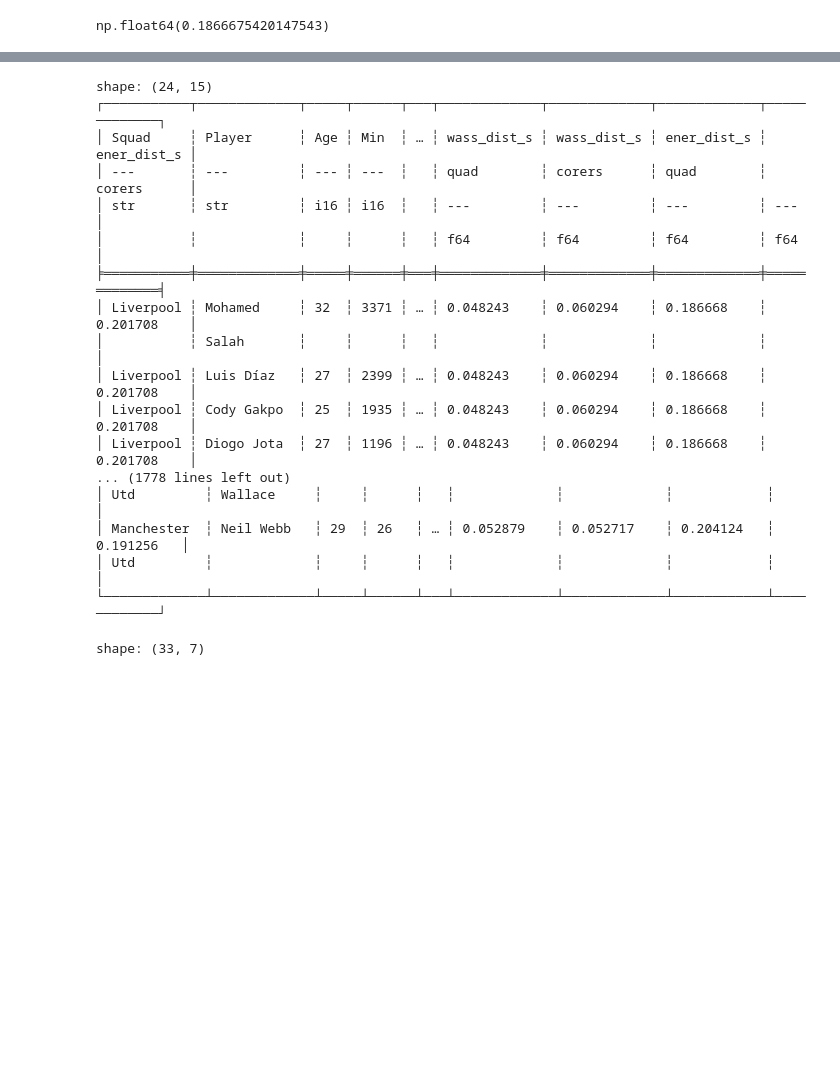
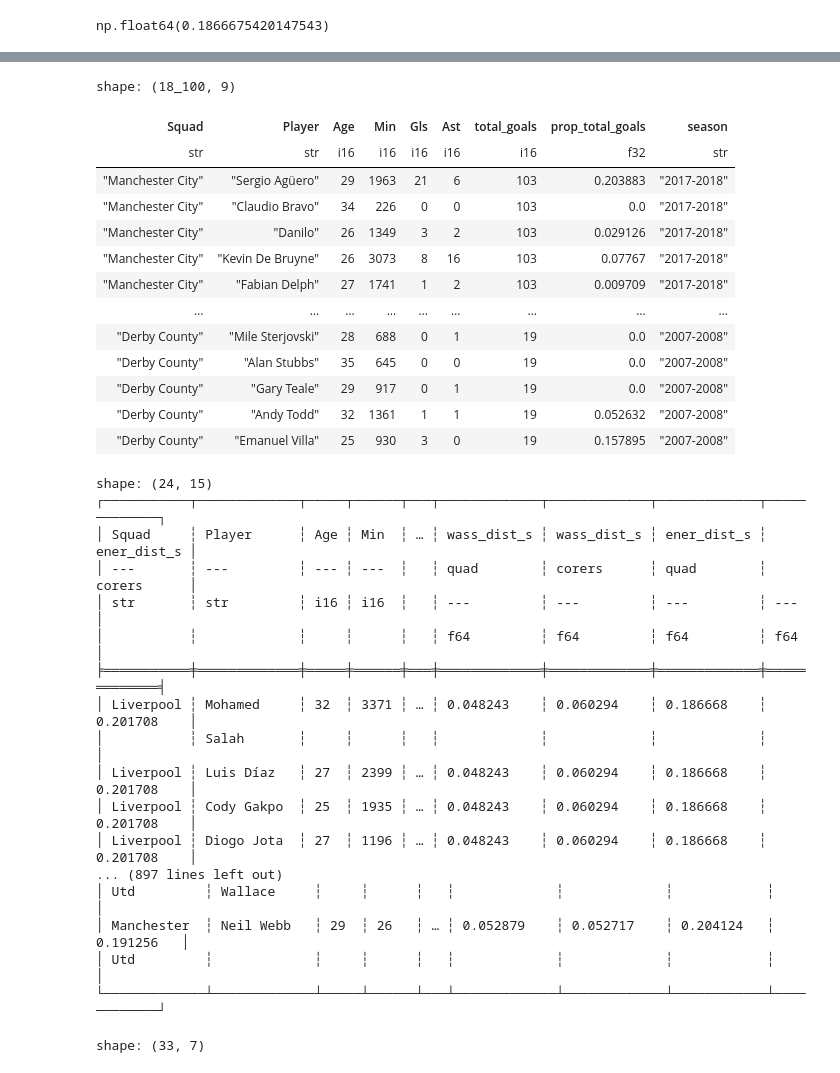
Before and after one commit to ebb-earl-co/league-champion-goal-distribution, a Jupyter notebook: munging.ipynb, the cells around one changed output, grey strips where cells are left out. Drawn from its saved outputs; the diff is of its cells as text; code cells hidden in the pictures; blank space fills up the shorter version.

```diff
--- a/munging.ipynb
+++ b/munging.ipynb
@@ -634,3 +621,6 @@ energy_distance(
 np.float64(0.1866675420147543)
 # %%
 all_squads: list[pl.DataFrame, ...] = [None] * len(CHAMPIONS)
+# %%
+pldf = pl.from_pandas(html_to_flat_dataframe(Path(f"data/premier-league/fbref_{season}.html")))
+pldf
@@ -636,0 +644,29 @@ all_squads: list[pl.DataFrame, ...] = [None] * len(CHAMPIONS)
+# %%
+l = [None] * len(CHAMPIONS)
+
+for i, (season, champ) in enumerate(CHAMPIONS.items()):
+    pdf = html_to_flat_dataframe(Path(f"data/premier-league/fbref_{season}.html"))
+    pldf = pl.from_pandas(pdf)
+
+    l[i] = pldf.with_columns(
+        pl.col("Gls").sum().over(pl.col("Squad")).alias("total_goals").cast(pl.Int16),
+        pl.col("Gls")
+        .truediv(pl.col("Gls").sum().over(pl.col("Squad")))
+        .alias("prop_total_goals")
+        .cast(pl.Float32),
+        season=pl.lit(season),
+    )
+
+    # l[i] = pldf.group_by("Squad").agg(
+    #     pl.col("Gls").truediv(pl.col("Gls").sum()).max().alias("max_prop_goals"),
+    # ).with_columns(season=pl.lit(season))
+
+foo = pl.concat(l)
+
+
+# with_columns(
+#     pl.col("Gls").truediv(pl.col("Gls").sum()).alias("prop_total_goals").cast(pl.Float32),
+# ).sort(by="Gls", descending=True).slice(0, 1)
+# %%
+with pl.Config(tbl_rows=-1, tbl_cols=-1):
+    print(foo.sort(by="prop_total_goals", descending=True).select("season", "Squad", "Player", "Gls", "total_goals", "prop_total_goals").head(n=50))
@@ -637,3 +691,20 @@ all_squads: list[pl.DataFrame, ...] = [None] * len(CHAMPIONS)
+# %%
+foo.sort(by="total_goals", descending=True)
+# %% [output]
+shape: (18_100, 9)
+| Squad | Player | Age | Min | Gls | Ast | total_goals | prop_total_goals | season |
+| str | str | i16 | i16 | i16 | i16 | i16 | f32 | str |
+| "Manchester City" | "Sergio Agüero" | 29 | 1963 | 21 | 6 | 103 | 0.203883 | "2017-2018" |
+| "Manchester City" | "Claudio Bravo" | 34 | 226 | 0 | 0 | 103 | 0.0 | "2017-2018" |
+| "Manchester City" | "Danilo" | 26 | 1349 | 3 | 2 | 103 | 0.029126 | "2017-2018" |
+| "Manchester City" | "Kevin De Bruyne" | 26 | 3073 | 8 | 16 | 103 | 0.07767 | "2017-2018" |
+| "Manchester City" | "Fabian Delph" | 27 | 1741 | 1 | 2 | 103 | 0.009709 | "2017-2018" |
+| … | … | … | … | … | … | … | … | … |
+| "Derby County" | "Mile Sterjovski" | 28 | 688 | 0 | 1 | 19 | 0.0 | "2007-2008" |
+| "Derby County" | "Alan Stubbs" | 35 | 645 | 0 | 0 | 19 | 0.0 | "2007-2008" |
+| "Derby County" | "Gary Teale" | 29 | 917 | 0 | 1 | 19 | 0.0 | "2007-2008" |
+| "Derby County" | "Andy Todd" | 32 | 1361 | 1 | 1 | 19 | 0.052632 | "2007-2008" |
+| "Derby County" | "Emanuel Villa" | 25 | 930 | 3 | 0 | 19 | 0.157895 | "2007-2008" |
 # %%
 for i, (season, champ) in enumerate(CHAMPIONS.items()):
     pdf = html_to_flat_dataframe(Path(f"data/premier-league/fbref_{season}.html"))
@@ -663,11 +734,20 @@ for i, (season, champ) in enumerate(CHAMPIONS.items()):
         wass_dist_squad=pl.lit(wd_squad),
         wass_dist_scorers=pl.lit(wd_scorers),
         ener_dist_squad=pl.lit(ed_squad),
-        ener_dist_scorers=pl.lit(ed_scorers)
+        ener_dist_scorers=pl.lit(ed_scorers),
     )
     print(distn_dist_df)
 
-    all_squads[i] = distn_dist_df.select("Season", "Champion", "squad_goals", "max_prop_squad_goals", "wass_dist_squad", "wass_dist_scorers", "ener_dist_squad", "ener_dist_scorers").slice(0, 1)
+    all_squads[i] = distn_dist_df.select(
+        "Season",
+        "Champion",
+        "squad_goals",
+        "max_prop_squad_goals",
+        "wass_dist_squad",
+        "wass_dist_scorers",
+        "ener_dist_squad",
+        "ener_dist_scorers",
+    ).slice(0, 1)
 # %% [output]
 shape: (24, 15)
 ┌───────────┬─────────────┬─────┬──────┬───┬─────────────┬─────────────┬─────────────┬─────────────┐
@@ -681,7 +761,7 @@ shape: (24, 15)
 │ Liverpool ┆ Luis Díaz   ┆ 27  ┆ 2399 ┆ … ┆ 0.048243    ┆ 0.060294    ┆ 0.186668    ┆ 0.201708    │
 │ Liverpool ┆ Cody Gakpo  ┆ 25  ┆ 1935 ┆ … ┆ 0.048243    ┆ 0.060294    ┆ 0.186668    ┆ 0.201708    │
 │ Liverpool ┆ Diogo Jota  ┆ 27  ┆ 1196 ┆ … ┆ 0.048243    ┆ 0.060294    ┆ 0.186668    ┆ 0.201708    │
-... (1778 lines left out)
+... (897 lines left out)
 │ Utd         ┆ Wallace     ┆     ┆      ┆   ┆             ┆             ┆            ┆            │
 │ Manchester  ┆ Neil Webb   ┆ 29  ┆ 26   ┆ … ┆ 0.052879    ┆ 0.052717    ┆ 0.204124   ┆ 0.191256   │
 │ Utd         ┆             ┆     ┆      ┆   ┆             ┆             ┆            ┆            │
```
Also changed, not shown: parts of 27 cells of this notebook, 36 other files.
